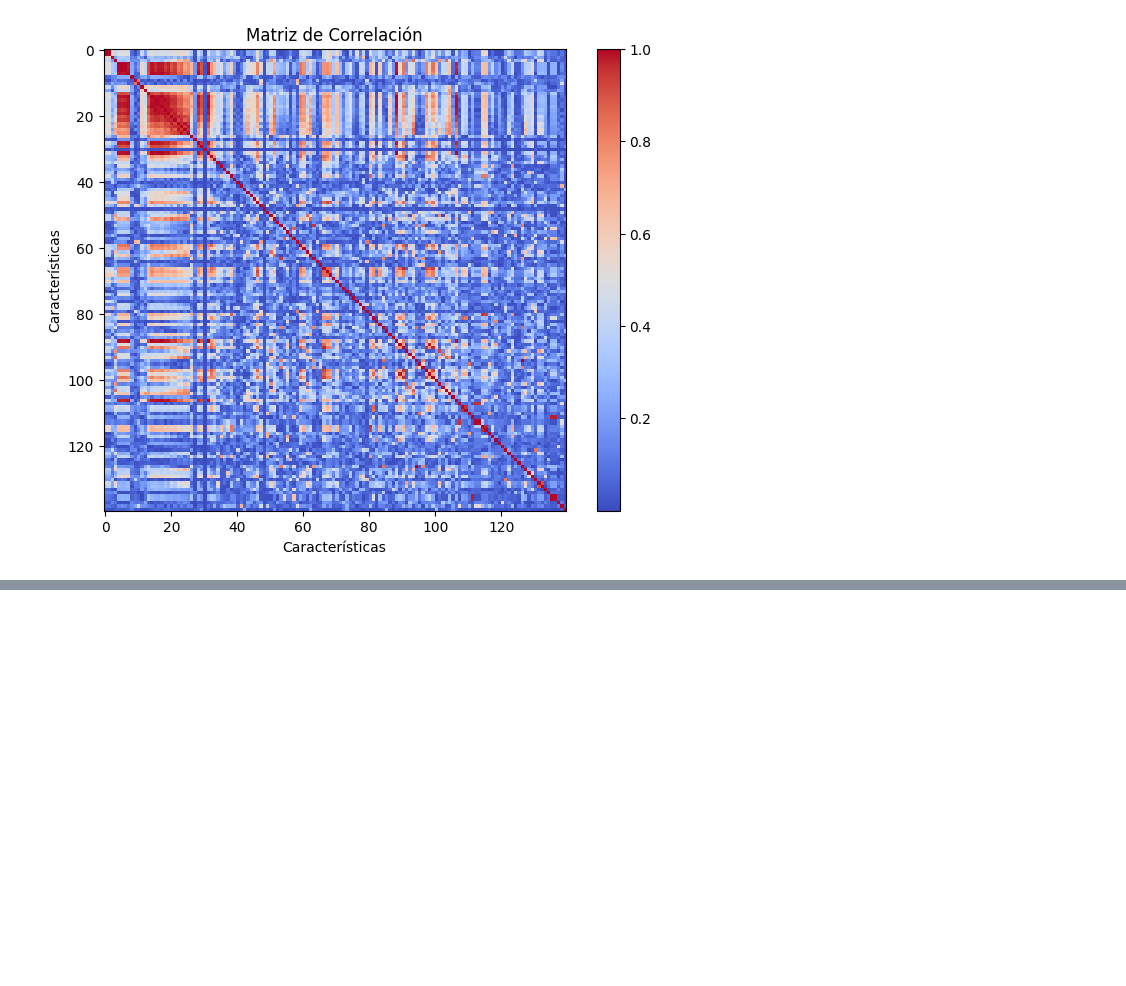
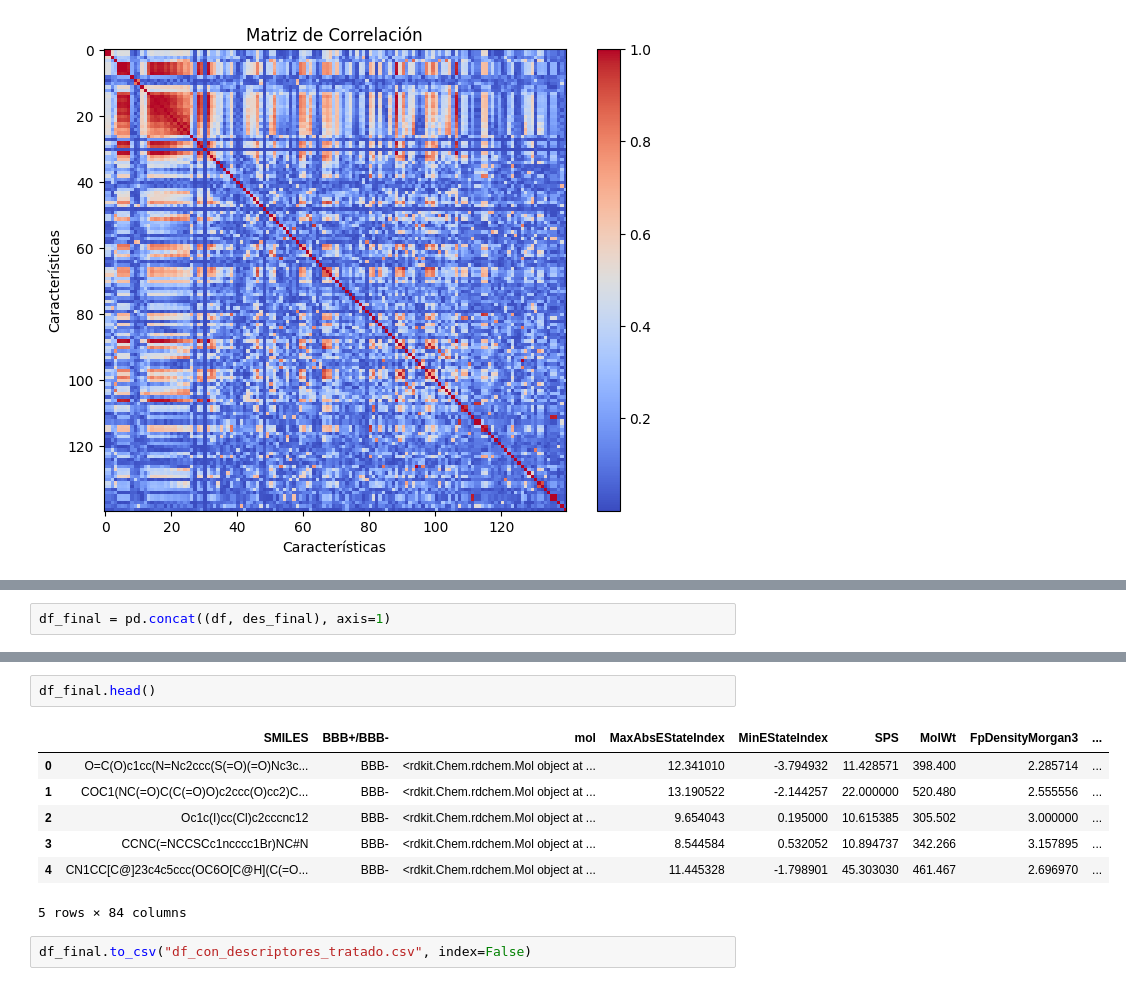
Before and after one commit to Eliud7720/Proyecto-Alzheimer-viejo, a Jupyter notebook: Barrera/Descriptores moleculares/Algoritmo_SVM_descriptores.ipynb, the cells around one changed output, grey strips where cells are left out. Drawn from its saved outputs; the diff is of its cells as text; blank space fills up the shorter version.

```diff
--- a/Barrera/Descriptores moleculares/Algoritmo_SVM_descriptores.ipynb
+++ b/Barrera/Descriptores moleculares/Algoritmo_SVM_descriptores.ipynb
@@ -175,0 +260,2 @@ plt.show()
+# %%
+df_final = pd.concat((df, des_final), axis=1)
@@ -175,0 +266,12 @@ plt.show()
+# %%
+df_final.head()
+# %% [output]
+|  | SMILES | BBB+/BBB- | mol | MaxAbsEStateIndex | MinEStateIndex | SPS | MolWt | FpDensityMorgan3 | ... |
+| 0 | O=C(O)c1cc(N=Nc2ccc(S(=O)(=O)Nc3c... | BBB- | <rdkit.Chem.rdchem.Mol object at ... | 12.341010 | -3.794932 | 11.428571 | 398.400 | 2.285714 | ... |
+| 1 | COC1(NC(=O)C(C(=O)O)c2ccc(O)cc2)C... | BBB- | <rdkit.Chem.rdchem.Mol object at ... | 13.190522 | -2.144257 | 22.000000 | 520.480 | 2.555556 | ... |
+| 2 | Oc1c(I)cc(Cl)c2cccnc12 | BBB- | <rdkit.Chem.rdchem.Mol object at ... | 9.654043 | 0.195000 | 10.615385 | 305.502 | 3.000000 | ... |
+| 3 | CCNC(=NCCSCc1ncccc1Br)NC#N | BBB- | <rdkit.Chem.rdchem.Mol object at ... | 8.544584 | 0.532052 | 10.894737 | 342.266 | 3.157895 | ... |
+| 4 | CN1CC[C@]23c4c5ccc(OC6O[C@H](C(=O... | BBB- | <rdkit.Chem.rdchem.Mol object at ... | 11.445328 | -1.798901 | 45.303030 | 461.467 | 2.696970 | ... |
+5 rows × 84 columns
+# %%
+df_final.to_csv("df_con_descriptores_tratado.csv", index=False)
```
Also changed, not shown: parts of 9 cells of this notebook, 1 other file.
